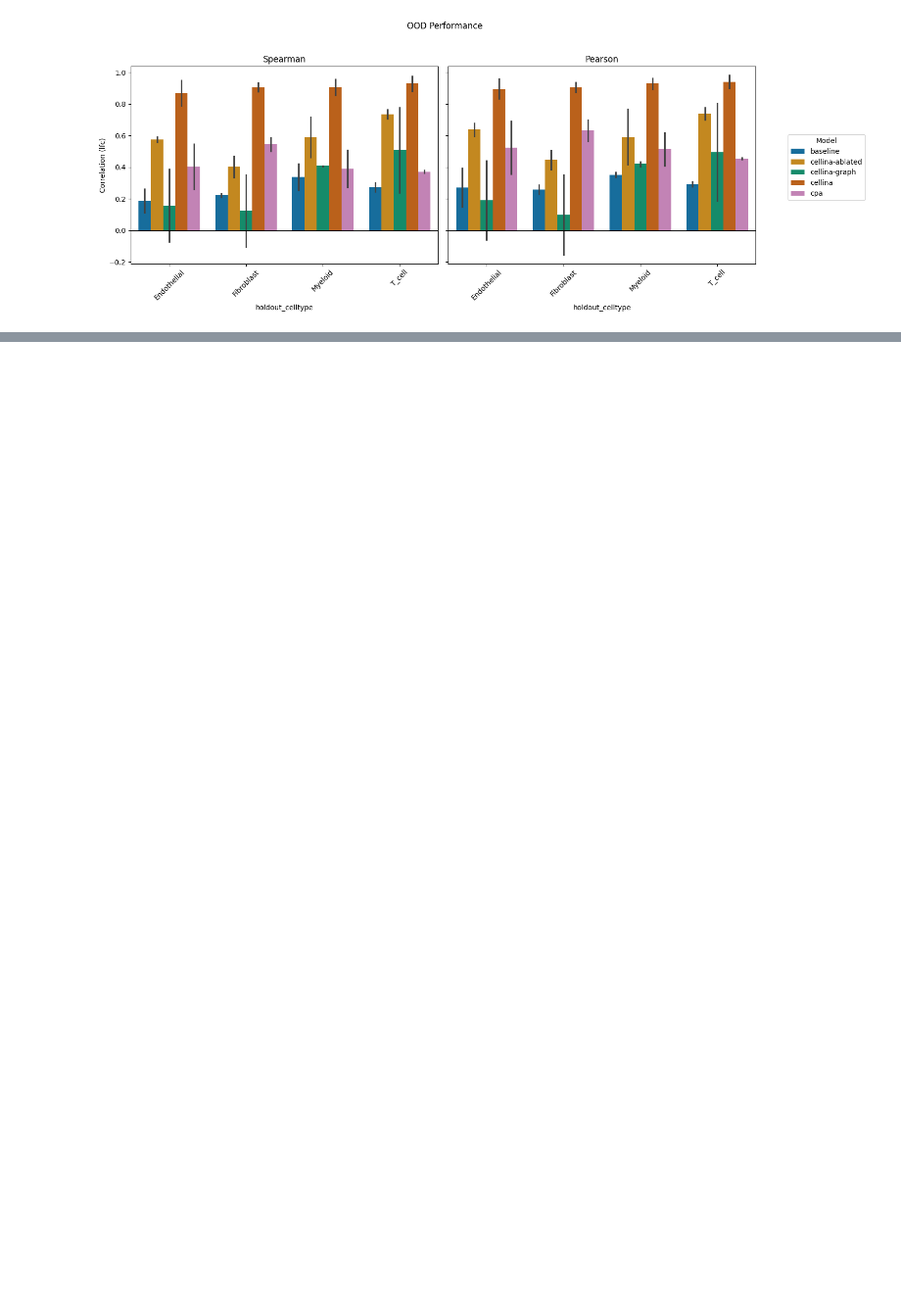
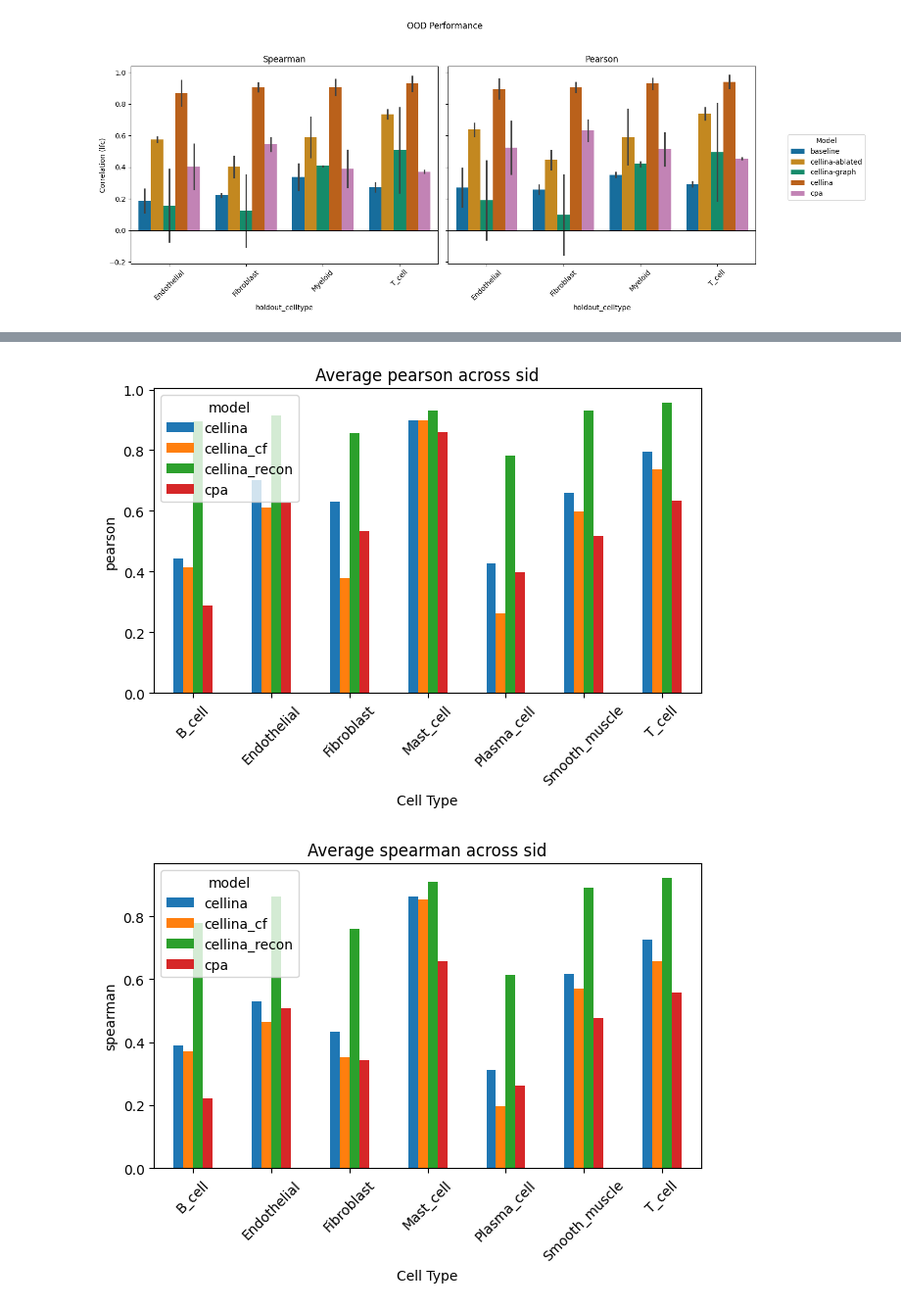
Before and after one commit to PMBio/cellina-reproducibility, a Jupyter notebook: notebooks/ood_plots.ipynb, the cells around one changed output, grey strips where cells are left out. Shown at 98% size. Drawn from its saved outputs; the diff is of its cells as text; code cells hidden in the pictures; blank space fills up the shorter version.

```diff
--- a/notebooks/ood_plots.ipynb
+++ b/notebooks/ood_plots.ipynb
@@ -227,0 +427,49 @@ plt.show()
+# %%
+# --------------------------------------------------
+# 3️⃣ Combine with CPA
+# --------------------------------------------------
+combined_df = pd.concat([cellina_long, cpa_df], ignore_index=True)
+
+
+# --------------------------------------------------
+# 4️⃣ Average across sid
+# --------------------------------------------------
+avg_df = (
+    combined_df
+    .groupby(["celltype", "model"], as_index=False)
+    .mean(numeric_only=True)
+)
+# %%
+# --------------------------------------------------
+# 5️⃣ Plotting function (ONE plot per metric)
+# --------------------------------------------------
+def plot_metric(metric_name):
+
+    # Pivot for grouped bar plot
+    pivot = avg_df.pivot(
+        index="celltype",
+        columns="model",
+        values=metric_name
+    )
+
+    ax = pivot.plot(kind="bar")
+
+    ax.set_title(f"Average {metric_name} across sid")
+    ax.set_ylabel(metric_name)
+    ax.set_xlabel("Cell Type")
+    plt.xticks(rotation=45)
+    plt.tight_layout()
+    plt.show()
+
+
+# --------------------------------------------------
+# 6️⃣ Generate 4 separate plots
+# --------------------------------------------------
+
+plot_metric("pearson")
+plot_metric("spearman")
+plot_metric("edistance_cells")
+plot_metric("edistance_latents")
+# %% [output]
+[figure, added]
+[figure, added]
```
Also changed, not shown: parts of 8 cells of this notebook, 8 other files.
